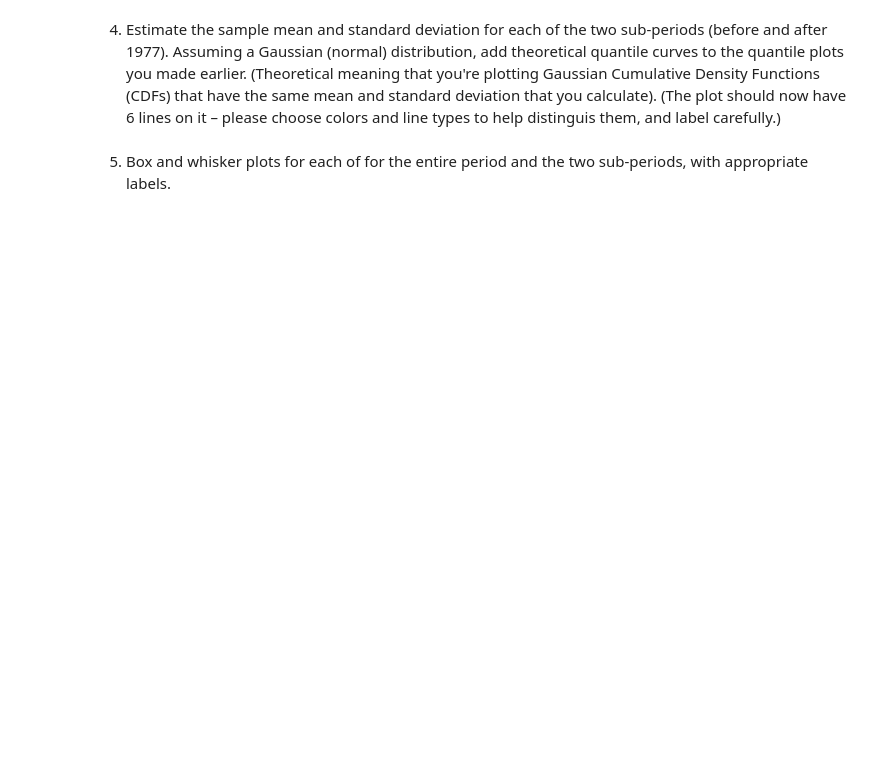
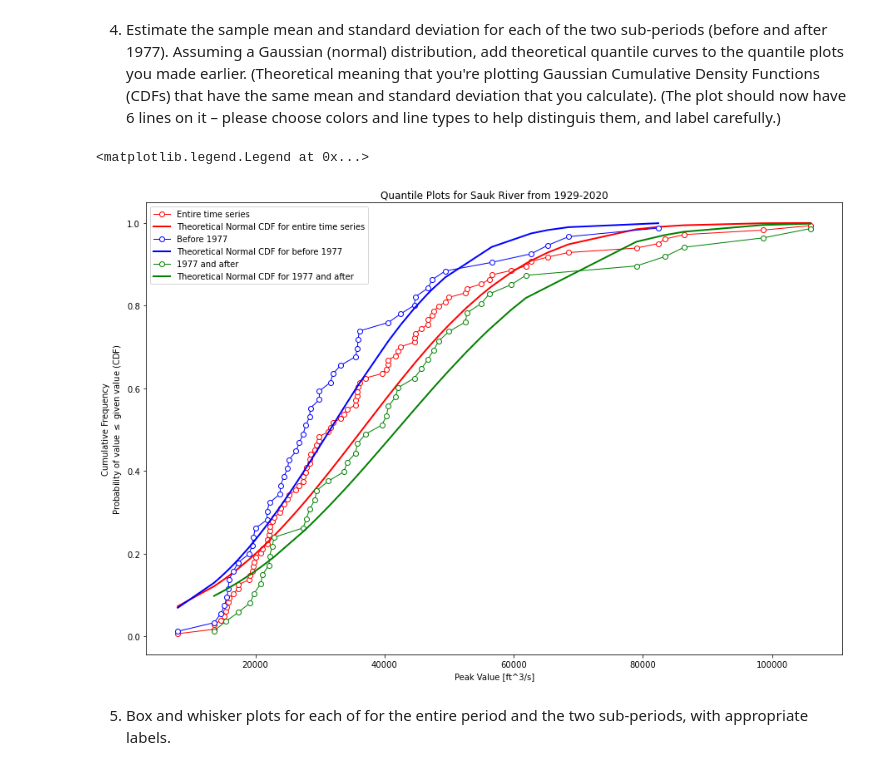
Before and after one commit to egagli/cewa565, a Jupyter notebook: homework/1/hw1.ipynb, the cells around one changed output. Cells and saved outputs as stored; diff of their text form; code cells hidden in the pictures; blank space fills up the shorter version.

```diff
--- a/homework/1/hw1.ipynb
+++ b/homework/1/hw1.ipynb
@@ -111,4 +112,40 @@ ax.legend()
 # %% [markdown]
 4. Estimate the sample mean and standard deviation for each of the two sub-periods (before and after 1977). Assuming a Gaussian (normal) distribution, add theoretical quantile curves to the quantile plots you made earlier. (Theoretical meaning that you're plotting Gaussian Cumulative Density Functions (CDFs) that have the same mean and standard deviation that you calculate). (The plot should now have 6 lines on it – please choose colors and line types to help distinguis them, and label carefully.)
+# %%
+sample_values0 = Sauk_data['peak_va'].sort_values()
+sample_mean0 = Sauk_data['peak_va'].mean()
+sample_std0 = Sauk_data['peak_va'].std(ddof=1)
+normal_cdf0 = stats.norm.cdf(sample_values0, sample_mean0, sample_std0)
+sample_values1 = Sauk_data_before_1977['peak_va'].sort_values()
+sample_mean1 = Sauk_data_before_1977['peak_va'].mean()
+sample_std1 = Sauk_data_before_1977['peak_va'].std(ddof=1)
+normal_cdf1 = stats.norm.cdf(sample_values1, sample_mean1, sample_std1)
+sample_values2 = Sauk_data_after_1977['peak_va'].sort_values()
+sample_mean2 = Sauk_data_after_1977['peak_va'].mean()
+sample_std2 = Sauk_data_after_1977['peak_va'].std(ddof=1)
+normal_cdf2 = stats.norm.cdf(sample_values2, sample_mean2, sample_std2)
+
+
+f,ax = plt.subplots(figsize=(15,10))
+cunnane_quantile(Sauk_data,'peak_va').plot(ax=ax,x='peak_va',y='cunnane_plotting_position',linestyle='-', lw=1,
+               marker='o', markerfacecolor='white', markeredgecolor='r',
+               color='r',label='Entire time series')
+ax.plot(sample_values0,normal_cdf0,'r-', lw=2, label='Theoretical Normal CDF for entire time series')
+cunnane_quantile(Sauk_data_before_1977,'peak_va').plot(ax=ax,x='peak_va',y='cunnane_plotting_position',linestyle='-', lw=1,
+               marker='o', markerfacecolor='white', markeredgecolor='b',
+               color='b',label='Before 1977')
+ax.plot(sample_values1,normal_cdf1,'b-', lw=2, label='Theoretical Normal CDF for before 1977')
+cunnane_quantile(Sauk_data_after_1977,'peak_va').plot(ax=ax,x='peak_va',y='cunnane_plotting_position',linestyle='-', lw=1,
+               marker='o', markerfacecolor='white', markeredgecolor='g',
+               color='g',label='1977 and after')
+ax.plot(sample_values2,normal_cdf2,'g-', lw=2, label='Theoretical Normal CDF for 1977 and after')
+
+ax.set_title('Quantile Plots for Sauk River from 1929-2020')
+ax.set_xlabel('Peak Value [ft^3/s]')
+ax.set_ylabel('Cumulative Frequency\nProbability of value $\leq$ given value (CDF)')
+ax.legend()
+# %% [output]
+<matplotlib.legend.Legend at 0x...>
+[figure, added]
 # %% [markdown]
 5. Box and whisker plots for each of for the entire period and the two sub-periods, with appropriate labels.
```
Also changed, not shown: parts of 5 cells of this notebook.
